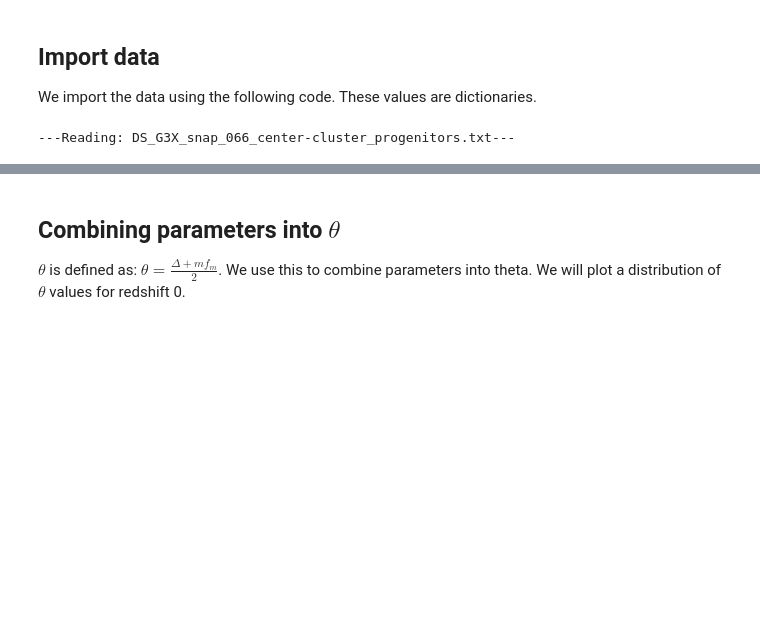
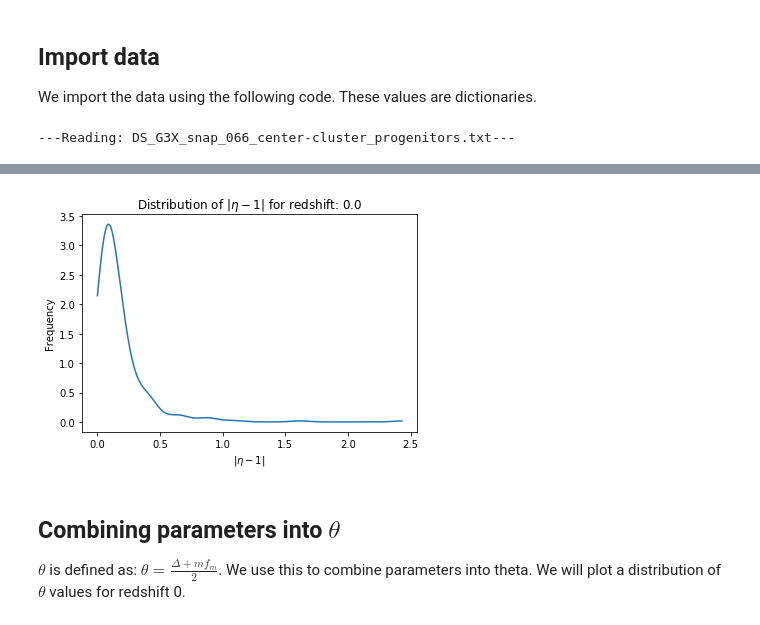
Before and after one commit to SlothInABox/Cluster-Dynamical-States, a Jupyter notebook: Analysis.ipynb, the cells around one changed output, grey strips where cells are left out. Saved outputs shown, nothing was run; the diff lists cells and outputs as text; code cells hidden in the pictures; blank space fills up the shorter version.

Commit message:
Moved into jupyter notebook. Created new plots.

```diff
--- a/Analysis.ipynb
+++ b/Analysis.ipynb
@@ -16,3 +20,21 @@ R200, R500 = read_data('dat/')
+# %%
+# Select only redshift 0.
+params = R200[0.0]
+# Define parameters.
+eta, delta, fm = params[:,1], params[:,2], params[:,3]
+
+# Define |eta - 1|
+abs_eta = np.abs(eta - 1)
+
+fig, ax = plt.subplots()
+kwargs = dict(markersize=0.75)
+plot_distribution(ax, abs_eta, kwargs)
+ax.set(title='Distribution of $|\eta-1|$ for redshift: 0.0',
+       xlabel='$|\eta-1|$',
+       ylabel='Frequency')
+fig.savefig('plots/eta_distribution.png')
+# %% [output]
+[figure, added]
 # %% [markdown]
 ## Combining parameters into $\theta$
 
```
Also changed, not shown: parts of 9 cells of this notebook, 9 other files.
